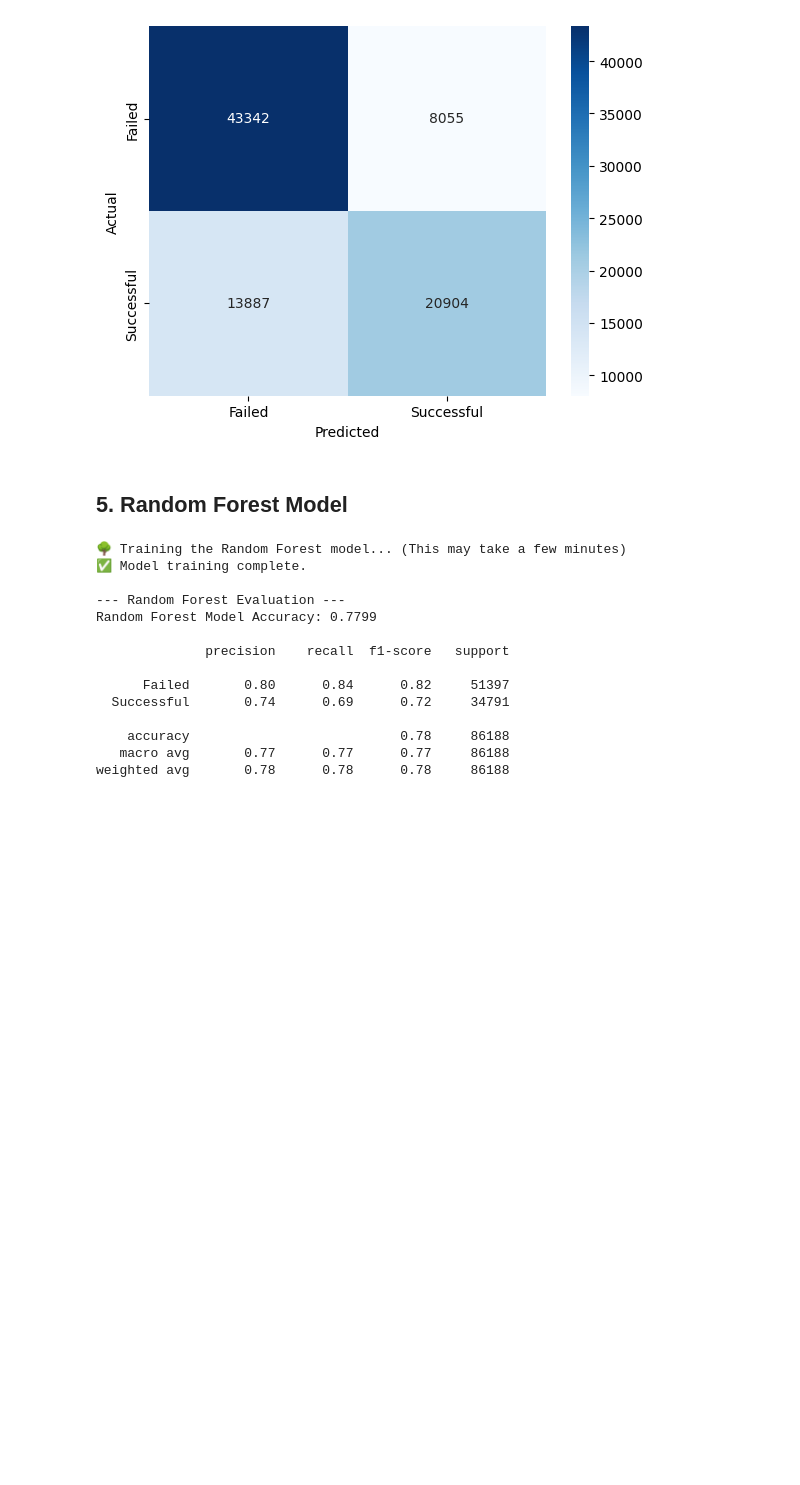
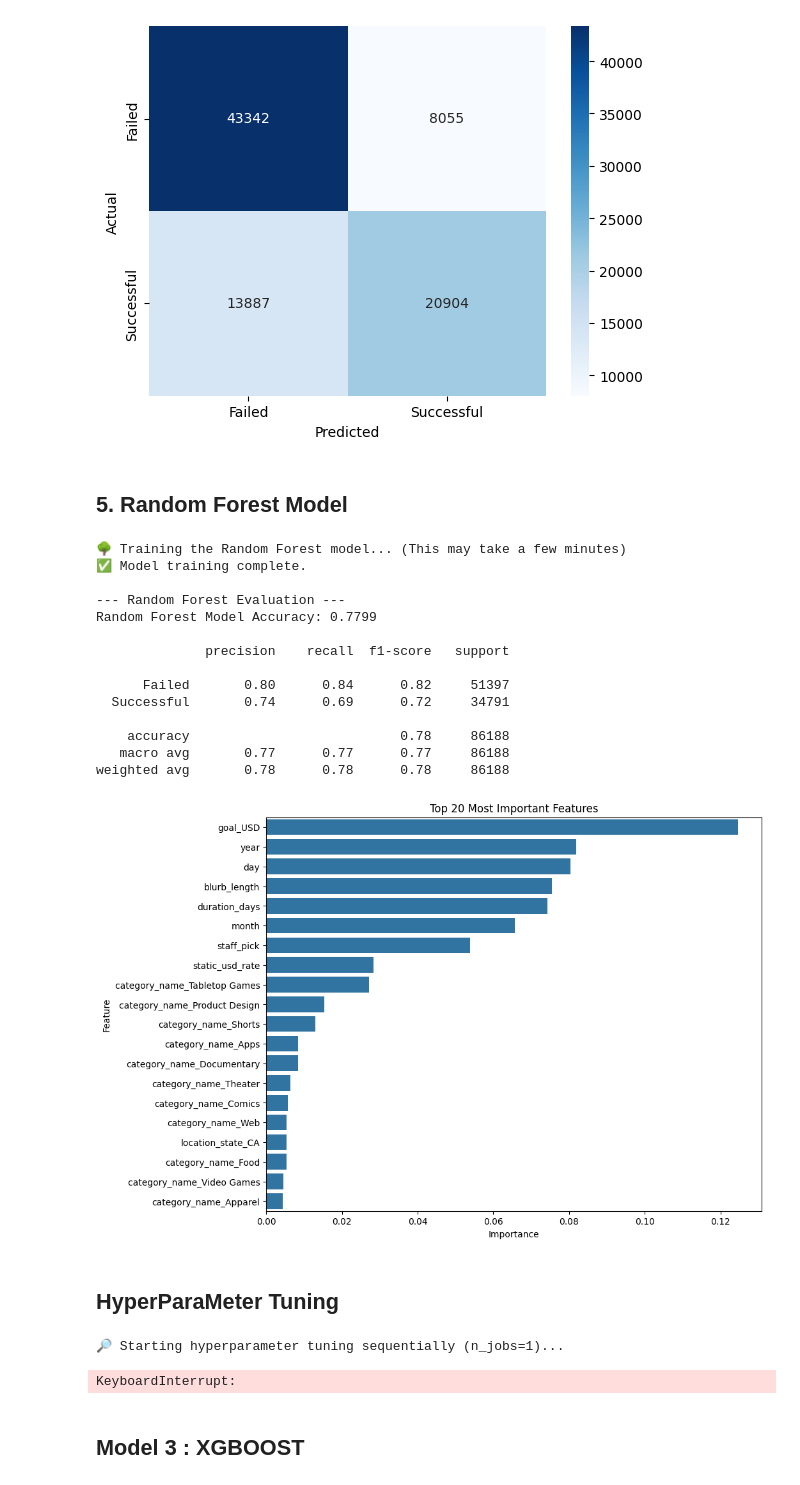
Before and after one commit to MaruflRana/kickstarter-success-prediction, a Jupyter notebook: notebooks/kickstarter-success-prediction.ipynb, the cells around one changed output. Cells and saved outputs as stored; diff of their text form; code cells hidden in the pictures; blank space fills up the shorter version.

```diff
--- a/notebooks/kickstarter-success-prediction.ipynb
+++ b/notebooks/kickstarter-success-prediction.ipynb
@@ -266,3 +266,62 @@ Random Forest Model Accuracy: 0.7799
     accuracy                           0.78     86188
    macro avg       0.77      0.77      0.77     86188
 weighted avg       0.78      0.78      0.78     86188
+# %%
+# Get feature importances from the trained Random Forest model
+importances = rf_model.feature_importances_
+feature_names = X_train.columns
+
+# Create a DataFrame for visualization
+feature_importance_df = pd.DataFrame({'feature': feature_names, 'importance': importances})
+
+# Sort by importance and get the top 20 features
+top_20_features = feature_importance_df.sort_values(by='importance', ascending=False).head(20)
+
+# Plot the results
+plt.figure(figsize=(10, 8))
+sns.barplot(x='importance', y='feature', data=top_20_features)
+plt.title('Top 20 Most Important Features')
+plt.xlabel('Importance')
+plt.ylabel('Feature')
+plt.show()
+# %% [output]
+[figure, added]
+# %% [markdown]
+## HyperParaMeter Tuning
+# %%
+from sklearn.model_selection import RandomizedSearchCV
+
+# Define the hyperparameter grid to search
+param_grid = {
+    'n_estimators': [100, 200, 300],
+    'max_features': ['sqrt', 'log2'],
+    'max_depth': [10, 20, 30, None],
+    'min_samples_split': [2, 5, 10],
+    'min_samples_leaf': [1, 2, 4]
+}
+
+# Initialize the Randomized Search to run on a single core
+print("🔎 Starting hyperparameter tuning sequentially (n_jobs=1)...")
+rf_random = RandomizedSearchCV(estimator=rf_model, param_distributions=param_grid,
+                               n_iter=10, cv=3, verbose=2, random_state=42,
+                               n_jobs=1) # <--- The only change is here
+
+# Fit the random search model (this will take longer now)
+rf_random.fit(X_train, y_train)
+print("✅ Tuning complete.")
+
+# Get the best model
+best_rf_model = rf_random.best_estimator_
+print("\nBest Hyperparameters Found:")
+print(rf_random.best_params_)
+
+# Evaluate the new best model
+print("\n--- Evaluation of Tuned Random Forest Model ---")
+y_pred_best = best_rf_model.predict(X_test)
+print(f"Tuned Model Accuracy: {accuracy_score(y_test, y_pred_best):.4f}\n")
+print(classification_report(y_test, y_pred_best, target_names=['Failed', 'Successful']))
+# %% [output]
+🔎 Starting hyperparameter tuning sequentially (n_jobs=1)...
+KeyboardInterrupt:
+# %% [markdown]
+## Model 3 : XGBOOST
```
Also changed, not shown: parts of 1 cell of this notebook, 3 other files.
